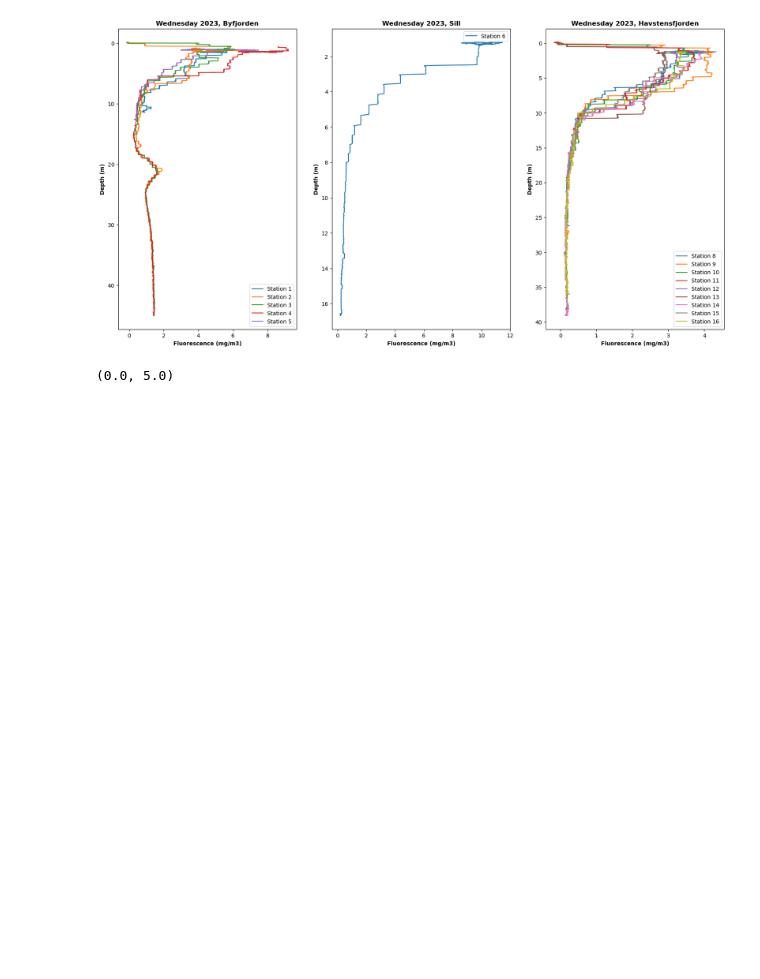
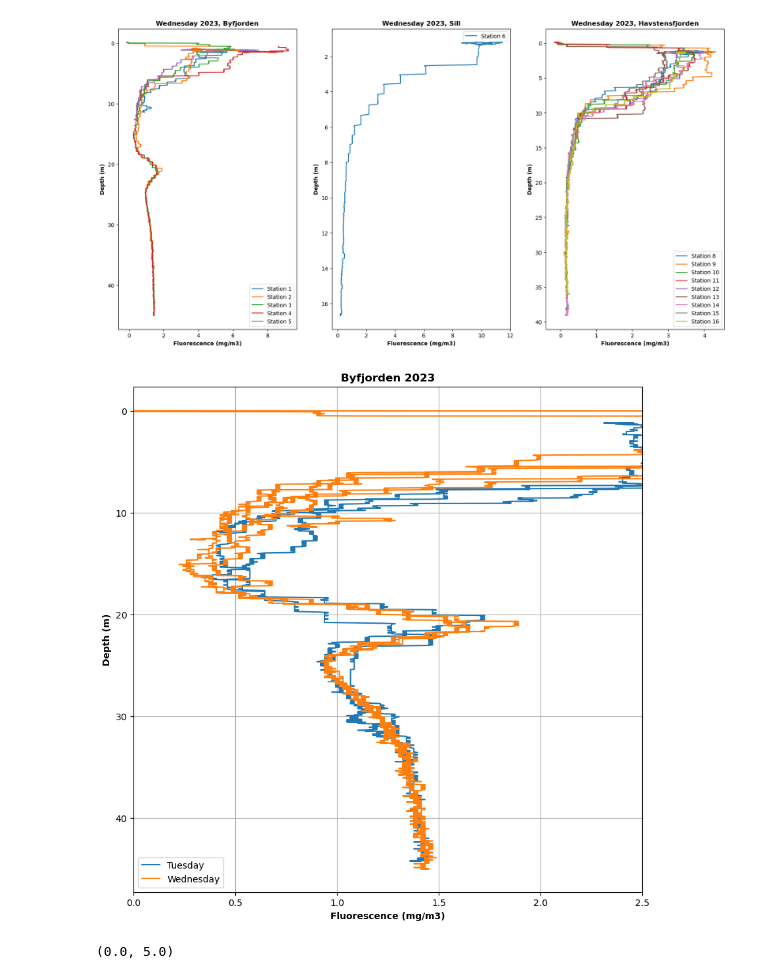
Before and after one commit to haganjam/MAR440_2023, a Jupyter notebook: code/CTD_plot_script.ipynb, the cells around one changed output. Cells and saved outputs as stored; diff of their text form; code cells hidden in the pictures; blank space fills up the shorter version.

```diff
--- a/code/CTD_plot_script.ipynb
+++ b/code/CTD_plot_script.ipynb
@@ -688,6 +673,29 @@ plt.title("Wednesday 2023, Havstensfjorden", fontweight="bold")
 # %% [output]
 Text(0.5, 1.0, 'Wednesday 2023, Havstensfjorden')
 [figure]
+# %%
+#Make a plot for 2023, both days
+plt.rcParams["figure.figsize"]=(10,10)
+plt.plot(st_2_23_t['flECO-AFL'], st_2_23_t['depSM'], label="Tuesday")
+plt.plot(st_4_23_t['flECO-AFL'], st_4_23_t['depSM'], color = "tab:blue")
+plt.plot(st_6_23_t['flECO-AFL'], st_6_23_t['depSM'], color = "tab:blue")
+
+plt.plot(st_1_23['flECO-AFL'], st_1_23['depSM'], label="Wednesday")
+plt.plot(st_2_23['flECO-AFL'], st_2_23['depSM'], color = "tab:orange")
+plt.plot(st_3_23['flECO-AFL'], st_3_23['depSM'], color = "tab:orange")
+plt.plot(st_4_23['flECO-AFL'], st_4_23['depSM'], color = "tab:orange")
+plt.plot(st_5_23['flECO-AFL'], st_5_23['depSM'], color = "tab:orange")
+
+
+plt.gca().invert_yaxis()
+plt.legend()
+plt.xlim(0,2.5)
+plt.ylabel('Depth (m)',fontweight="bold")
+plt.xlabel('Fluorescence (mg/m3)',fontweight="bold")
+plt.title("Byfjorden 2023", fontweight="bold")
+plt.grid()
+# %% [output]
+[figure, added]
 # %%
 ##CODE FOR BINNING
 
```
Also changed, not shown: parts of 10 cells of this notebook, 1 other file.
